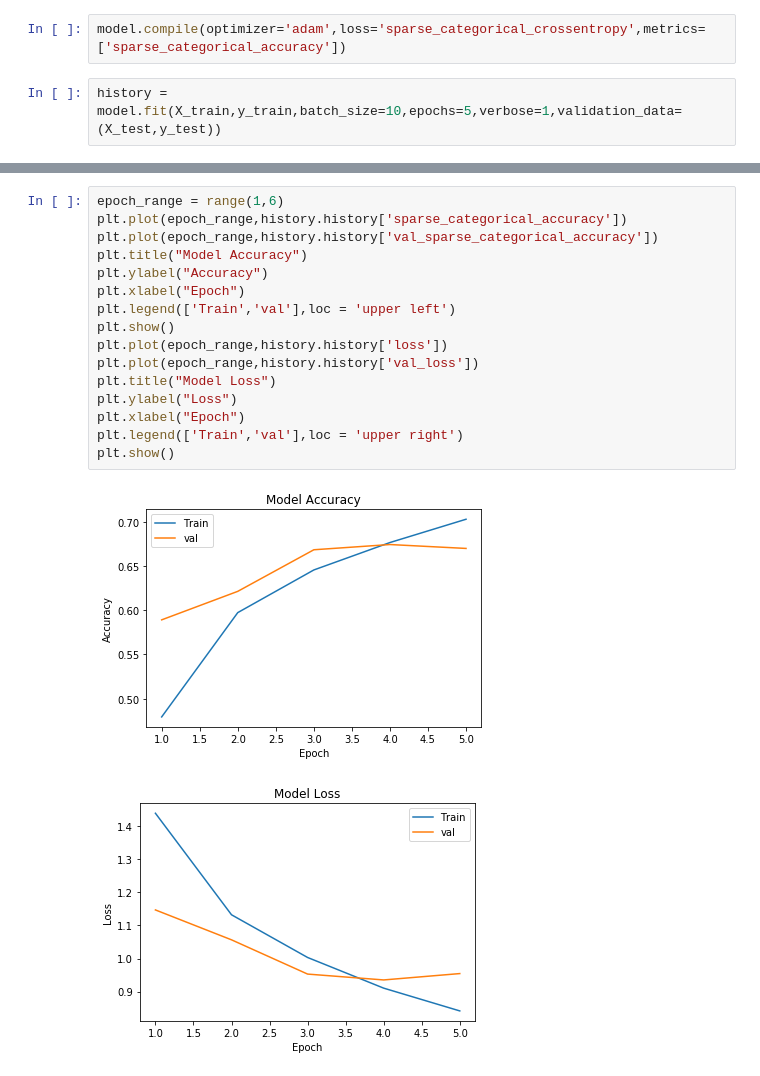
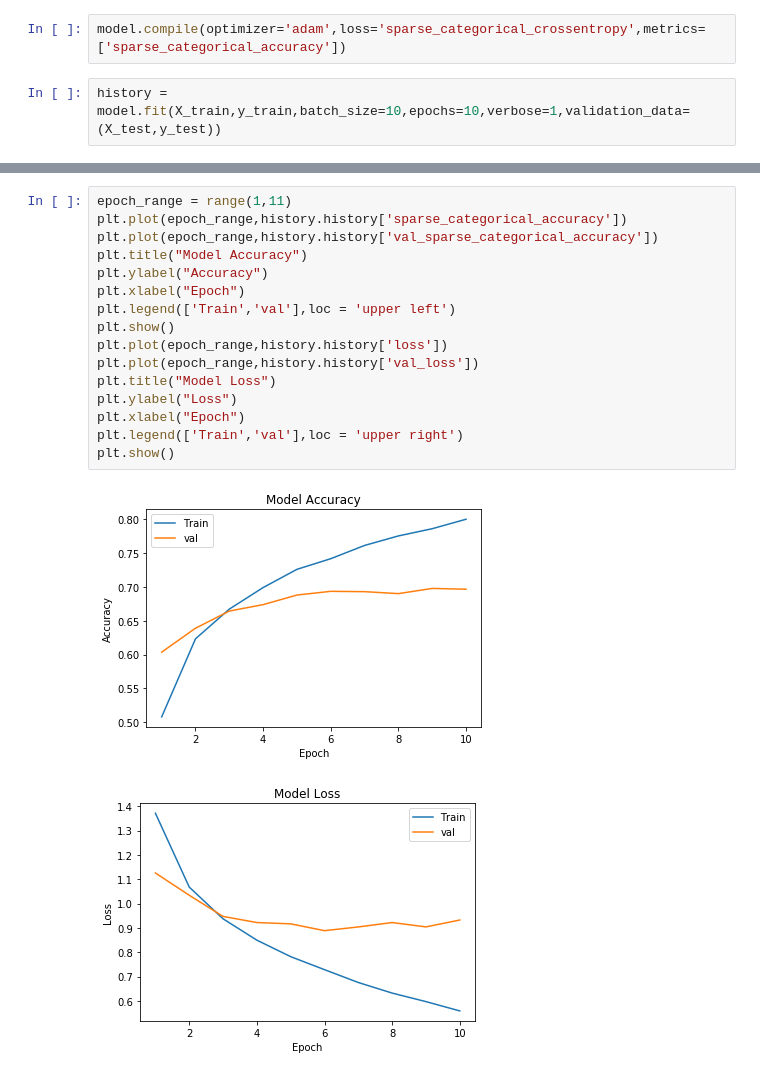
Before and after one commit to skipperuzumaki/Machiene_Learning, a Jupyter notebook: CNN.ipynb, the cells around one changed output, grey strips where cells are left out. Saved outputs shown, nothing was run; the diff lists cells and outputs as text.

Commit message:
better trained CNN

```diff
--- a/CNN.ipynb
+++ b/CNN.ipynb
@@ -119,6 +119,6 @@ _________________________________________________________________
 # %%
 model.compile(optimizer='adam',loss='sparse_categorical_crossentropy',metrics=['sparse_categorical_accuracy'])
 # %%
-history = model.fit(X_train,y_train,batch_size=10,epochs=5,verbose=1,validation_data=(X_test,y_test))
+history = model.fit(X_train,y_train,batch_size=10,epochs=10,verbose=1,validation_data=(X_test,y_test))
 # %% [output]
 Train on 50000 samples, validate on 10000 samples
@@ -137,22 +141,22 @@ Epoch 5/5
 # %%
-epoch_range = range(1,6)
+epoch_range = range(1,11)
 plt.plot(epoch_range,history.history['sparse_categorical_accuracy'])
 plt.plot(epoch_range,history.history['val_sparse_categorical_accuracy'])
 plt.title("Model Accuracy")
 plt.ylabel("Accuracy")
 plt.xlabel("Epoch")
 plt.legend(['Train','val'],loc = 'upper left')
 plt.show()
 plt.plot(epoch_range,history.history['loss'])
 plt.plot(epoch_range,history.history['val_loss'])
 plt.title("Model Loss")
 plt.ylabel("Loss")
 plt.xlabel("Epoch")
 plt.legend(['Train','val'],loc = 'upper right')
 plt.show()
 # %% [output]
-[figure, old version]
+[figure, new version]
-[figure, old version]
+[figure, new version]
 # %%
 
 from mlxtend.plotting import plot_confusion_matrix
```
Also changed, not shown: parts of 5 cells of this notebook.
